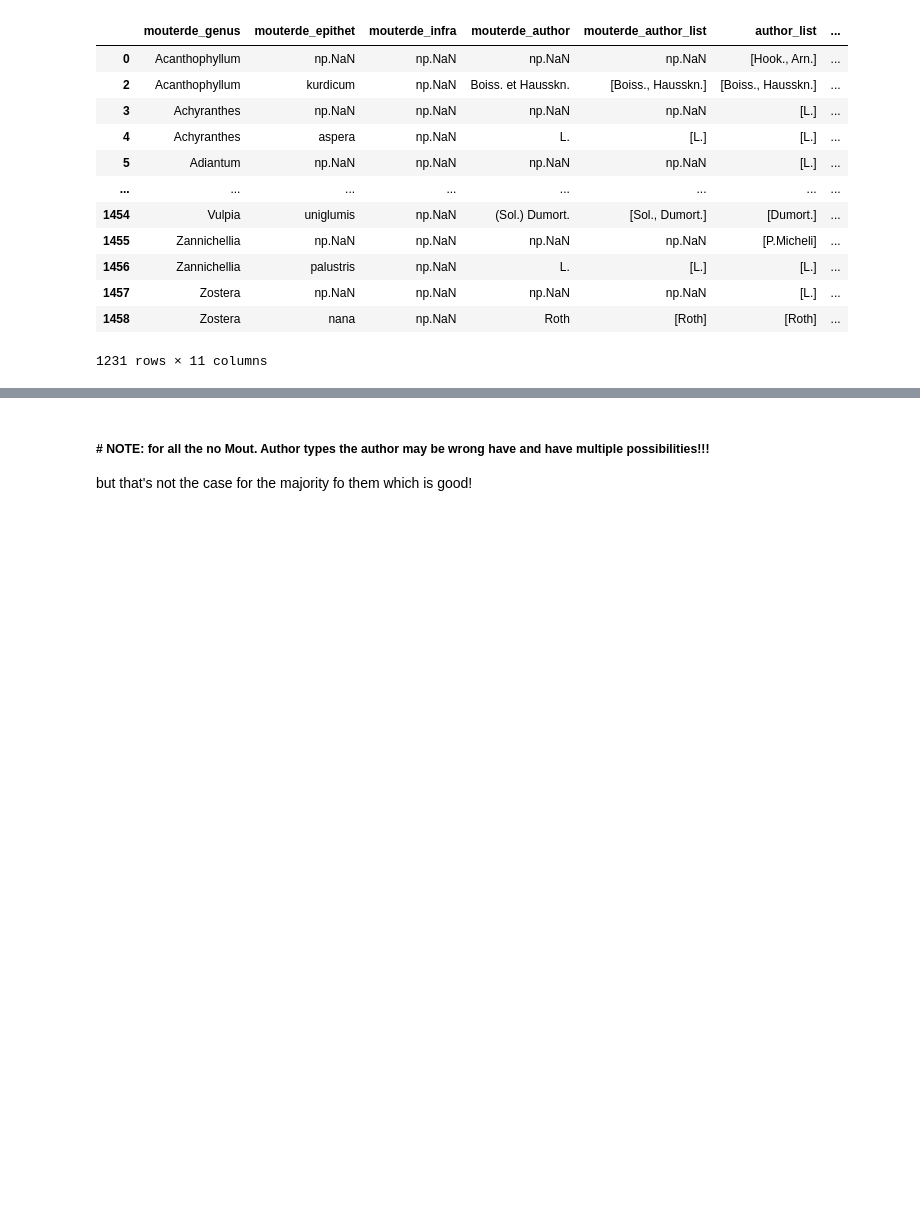
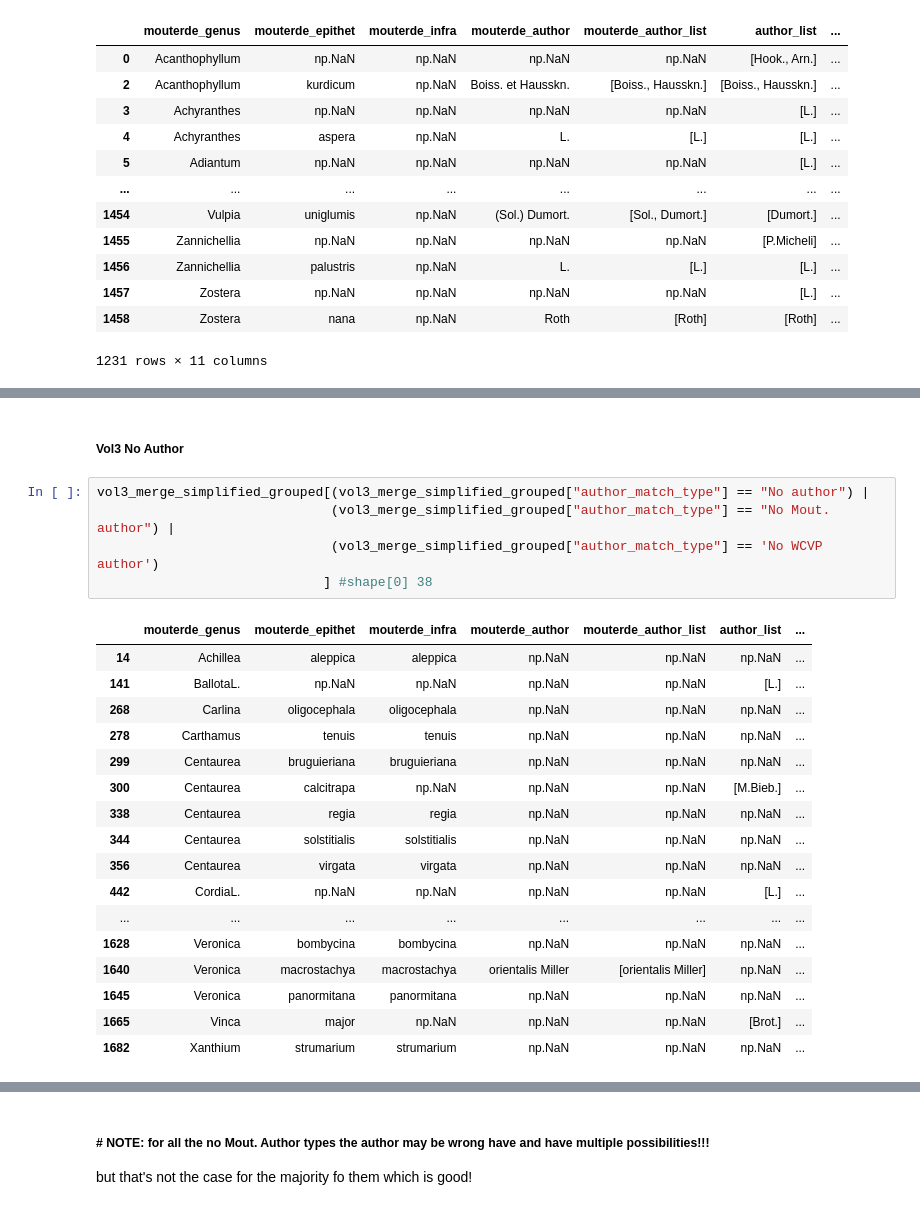
Before and after one commit to shidedh/UpdateFlora, a Jupyter notebook: fuzzy_code/fuzzy_match_pipeline.ipynb, the cells around one changed output, grey strips where cells are left out. Cells and saved outputs as stored; diff of their text form; blank space fills up the shorter version.

```diff
--- a/fuzzy_code/fuzzy_match_pipeline.ipynb
+++ b/fuzzy_code/fuzzy_match_pipeline.ipynb
@@ -803,0 +1041,25 @@ vol1_merge_simplified[vol1_merge_simplified['author_match_type'] == 'type -1']
+# %% [markdown]
+##### Vol3 No Author
+# %%
+vol3_merge_simplified_grouped[(vol3_merge_simplified_grouped["author_match_type"] == "No author") |
+                              (vol3_merge_simplified_grouped["author_match_type"] == "No Mout. author") |
+                              (vol3_merge_simplified_grouped["author_match_type"] == 'No WCVP author')
+                             ] #shape[0] 38
+# %% [output]
+|  | mouterde_genus | mouterde_epithet | mouterde_infra | mouterde_author | mouterde_author_list | author_list | ... |
+| 14 | Achillea | aleppica | aleppica | np.NaN | np.NaN | np.NaN | ... |
+| 141 | BallotaL. | np.NaN | np.NaN | np.NaN | np.NaN | [L.] | ... |
+| 268 | Carlina | oligocephala | oligocephala | np.NaN | np.NaN | np.NaN | ... |
+| 278 | Carthamus | tenuis | tenuis | np.NaN | np.NaN | np.NaN | ... |
+| 299 | Centaurea | bruguieriana | bruguieriana | np.NaN | np.NaN | np.NaN | ... |
+| 300 | Centaurea | calcitrapa | np.NaN | np.NaN | np.NaN | [M.Bieb.] | ... |
+| 338 | Centaurea | regia | regia | np.NaN | np.NaN | np.NaN | ... |
+| 344 | Centaurea | solstitialis | solstitialis | np.NaN | np.NaN | np.NaN | ... |
+| 356 | Centaurea | virgata | virgata | np.NaN | np.NaN | np.NaN | ... |
+| 442 | CordiaL. | np.NaN | np.NaN | np.NaN | np.NaN | [L.] | ... |
+| ... | ... | ... | ... | ... | ... | ... | ... |
+| 1628 | Veronica | bombycina | bombycina | np.NaN | np.NaN | np.NaN | ... |
+| 1640 | Veronica | macrostachya | macrostachya | orientalis Miller | [orientalis Miller] | np.NaN | ... |
+| 1645 | Veronica | panormitana | panormitana | np.NaN | np.NaN | np.NaN | ... |
+| 1665 | Vinca | major | np.NaN | np.NaN | np.NaN | [Brot.] | ... |
+| 1682 | Xanthium | strumarium | strumarium | np.NaN | np.NaN | np.NaN | ... |
```
Also changed, not shown: parts of 42 cells of this notebook.
